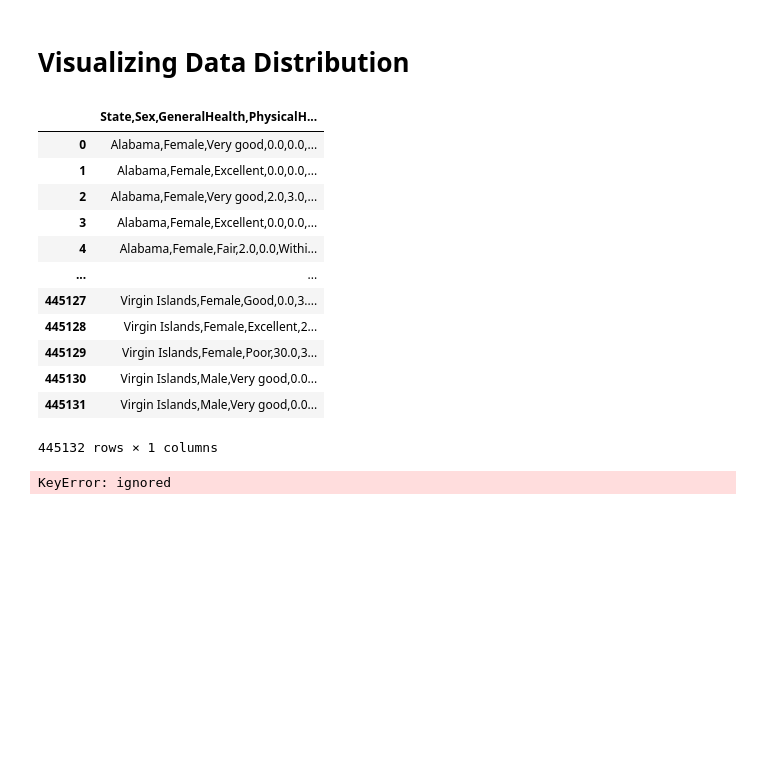
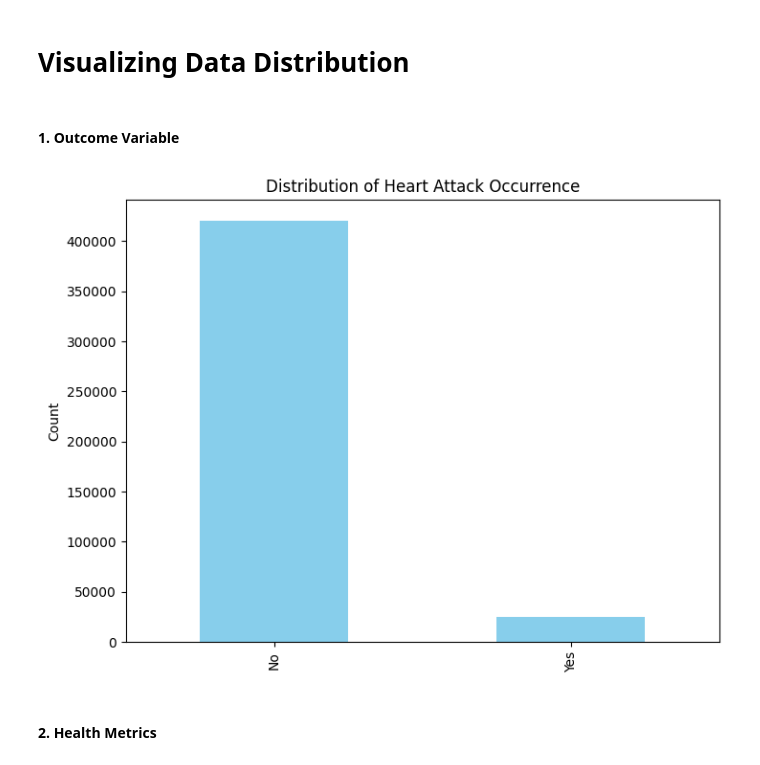
Before and after one commit to rajkumarshahu/AI-Colab, a Jupyter notebook: AI_Project.ipynb, the cells around one changed output. Saved outputs shown, nothing was run; the diff lists cells and outputs as text; code cells hidden in the pictures; blank space fills up the shorter version.

```diff
--- a/AI_Project.ipynb
+++ b/AI_Project.ipynb
@@ -62,0 +11,3 @@ dtype: int64
+# %%
+data = pd.read_csv("/content/heart_2022_with_nans.csv", delimiter=None, engine='python')
+print(data.head())
@@ -63,24 +80,14 @@ dtype: int64
 # %% [markdown]
 # Visualizing Data Distribution
-# %%
-sex_column = data
-sex_column
-# %% [output]
-|  | State,Sex,GeneralHealth,PhysicalH... |
-| 0 | Alabama,Female,Very good,0.0,0.0,... |
-| 1 | Alabama,Female,Excellent,0.0,0.0,... |
-| 2 | Alabama,Female,Very good,2.0,3.0,... |
-| 3 | Alabama,Female,Excellent,0.0,0.0,... |
-| 4 | Alabama,Female,Fair,2.0,0.0,Withi... |
-| ... | ... |
-| 445127 | Virgin Islands,Female,Good,0.0,3.... |
-| 445128 | Virgin Islands,Female,Excellent,2... |
-| 445129 | Virgin Islands,Female,Poor,30.0,3... |
-| 445130 | Virgin Islands,Male,Very good,0.0... |
-| 445131 | Virgin Islands,Male,Very good,0.0... |
-445132 rows × 1 columns
-# %%
-sns.histplot(data['Sex'], kde=True) # Replace 'column_name' with actual column names
-plt.show()
-# %% [output]
-KeyError: ignored
+# %% [markdown]
+#### 1. Outcome Variable
+# %%
+plt.figure(figsize=(8, 6))
+data['HadHeartAttack'].value_counts().plot(kind='bar', color='skyblue')
+plt.title('Distribution of Heart Attack Occurrence')
+plt.ylabel('Count')
+plt.show()
+# %% [output]
+[figure, added]
+# %% [markdown]
+#### 2. Health Metrics
```
Also changed, not shown: parts of 15 cells of this notebook.
